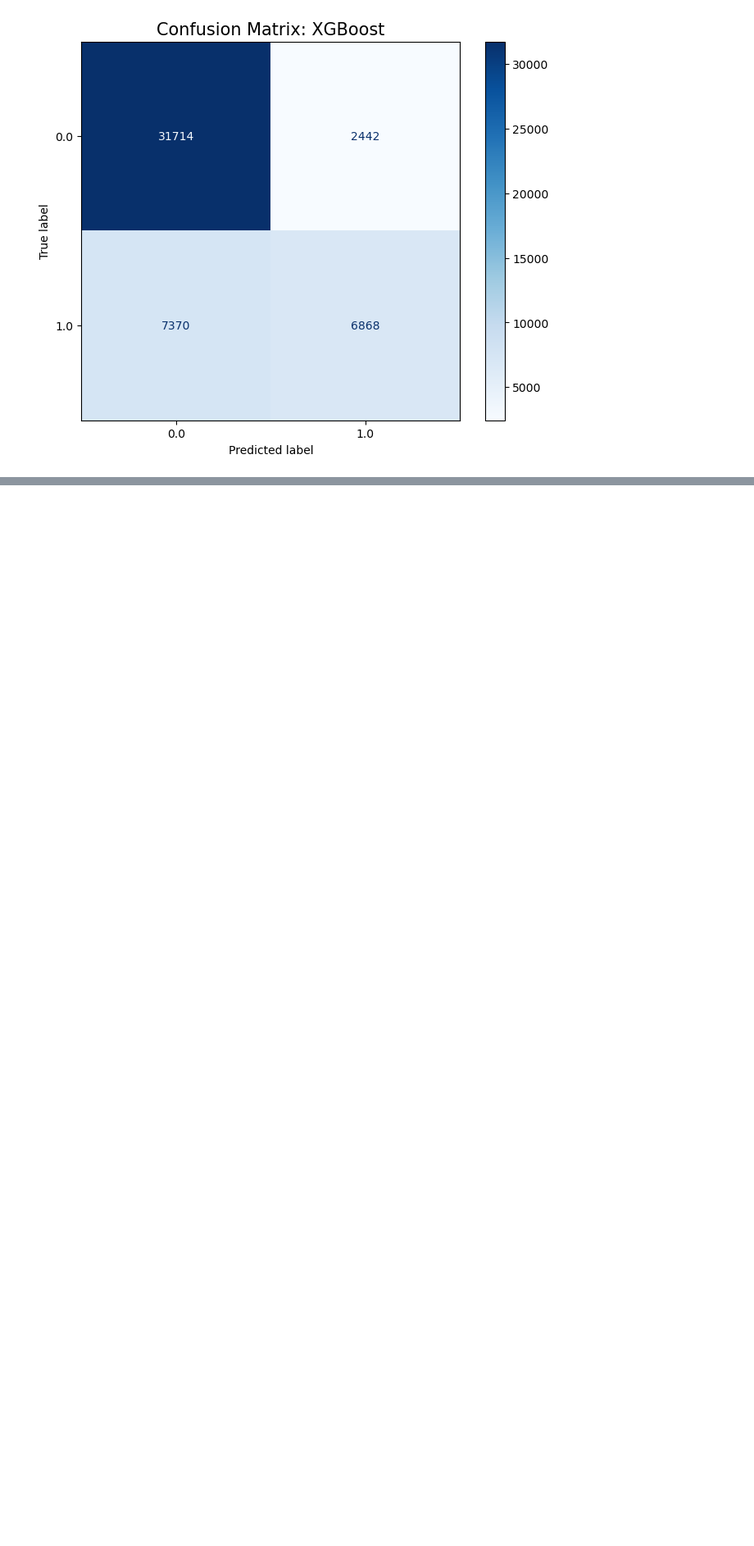
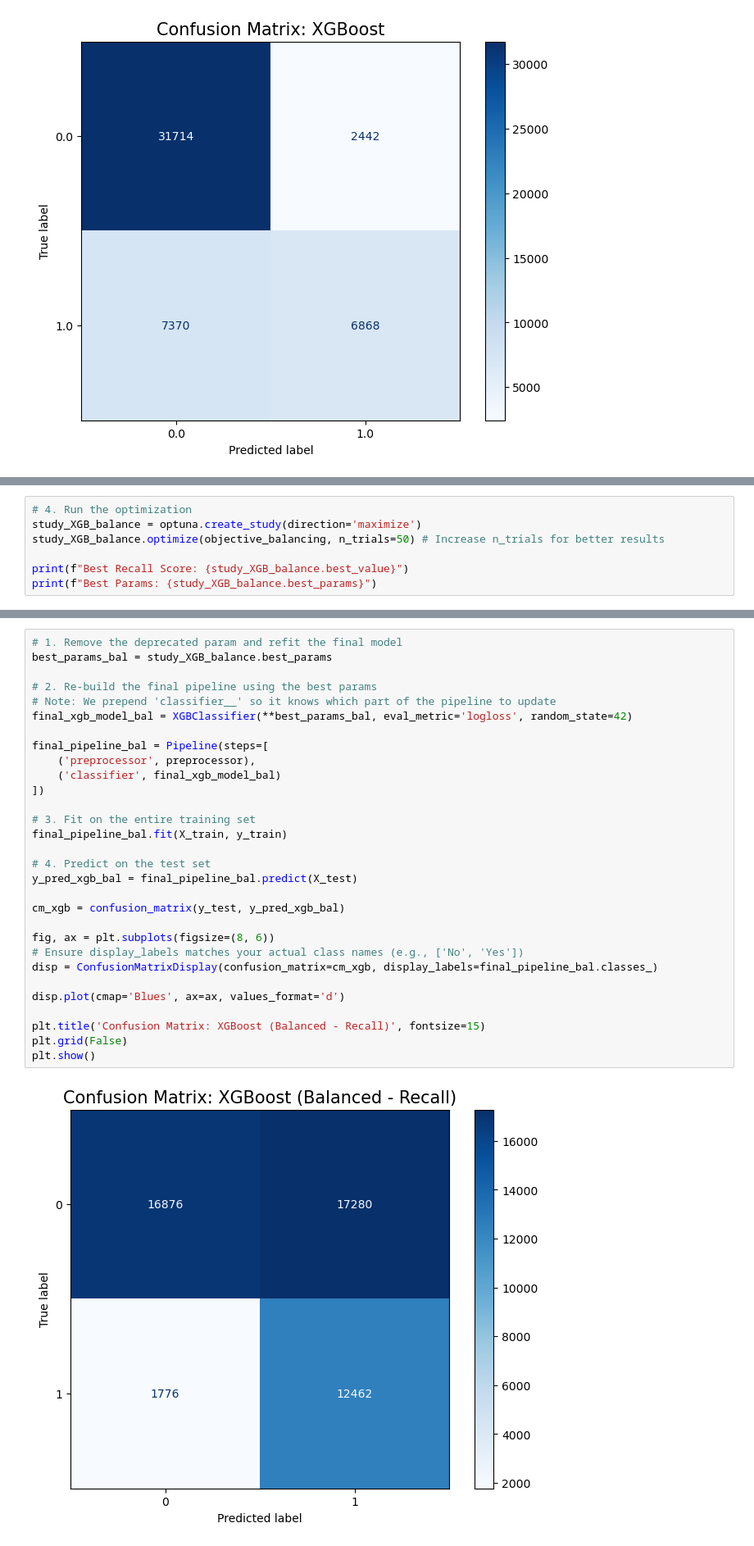
Before and after one commit to jmcatee17/ADA-final-project, a Jupyter notebook: ml_layer/modification_with_embeddings.ipynb, the cells around one changed output, grey strips where cells are left out. Shown at 82% size. Drawn from its saved outputs; the diff is of its cells as text; blank space fills up the shorter version.

```diff
--- a/ml_layer/modification_with_embeddings.ipynb
+++ b/ml_layer/modification_with_embeddings.ipynb
@@ -327,0 +423,7 @@ plt.show()
+# %%
+# 4. Run the optimization
+study_XGB_balance = optuna.create_study(direction='maximize')
+study_XGB_balance.optimize(objective_balancing, n_trials=50) # Increase n_trials for better results
+
+print(f"Best Recall Score: {study_XGB_balance.best_value}")
+print(f"Best Params: {study_XGB_balance.best_params}")
@@ -327,0 +450,32 @@ plt.show()
+# %%
+# 1. Remove the deprecated param and refit the final model
+best_params_bal = study_XGB_balance.best_params
+
+# 2. Re-build the final pipeline using the best params
+# Note: We prepend 'classifier__' so it knows which part of the pipeline to update
+final_xgb_model_bal = XGBClassifier(**best_params_bal, eval_metric='logloss', random_state=42)
+
+final_pipeline_bal = Pipeline(steps=[
+    ('preprocessor', preprocessor),
+    ('classifier', final_xgb_model_bal)
+])
+
+# 3. Fit on the entire training set
+final_pipeline_bal.fit(X_train, y_train)
+
+# 4. Predict on the test set
+y_pred_xgb_bal = final_pipeline_bal.predict(X_test)
+
+cm_xgb = confusion_matrix(y_test, y_pred_xgb_bal)
+
+fig, ax = plt.subplots(figsize=(8, 6))
+# Ensure display_labels matches your actual class names (e.g., ['No', 'Yes'])
+disp = ConfusionMatrixDisplay(confusion_matrix=cm_xgb, display_labels=final_pipeline_bal.classes_)
+
+disp.plot(cmap='Blues', ax=ax, values_format='d')
+
+plt.title('Confusion Matrix: XGBoost (Balanced - Recall)', fontsize=15)
+plt.grid(False)
+plt.show()
+# %% [output]
+[figure, added]
```
Also changed, not shown: parts of 12 cells of this notebook, 8 other files.
